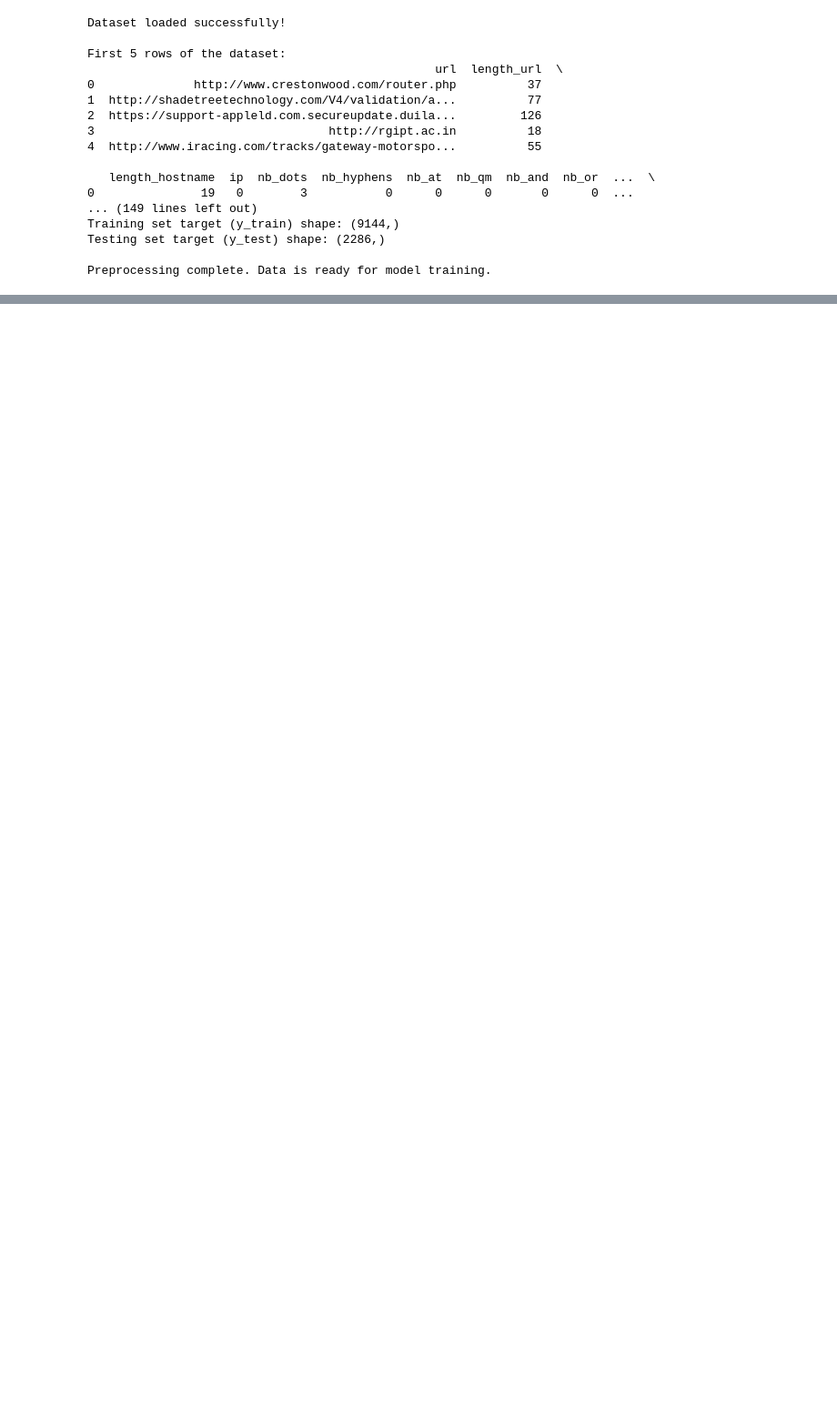
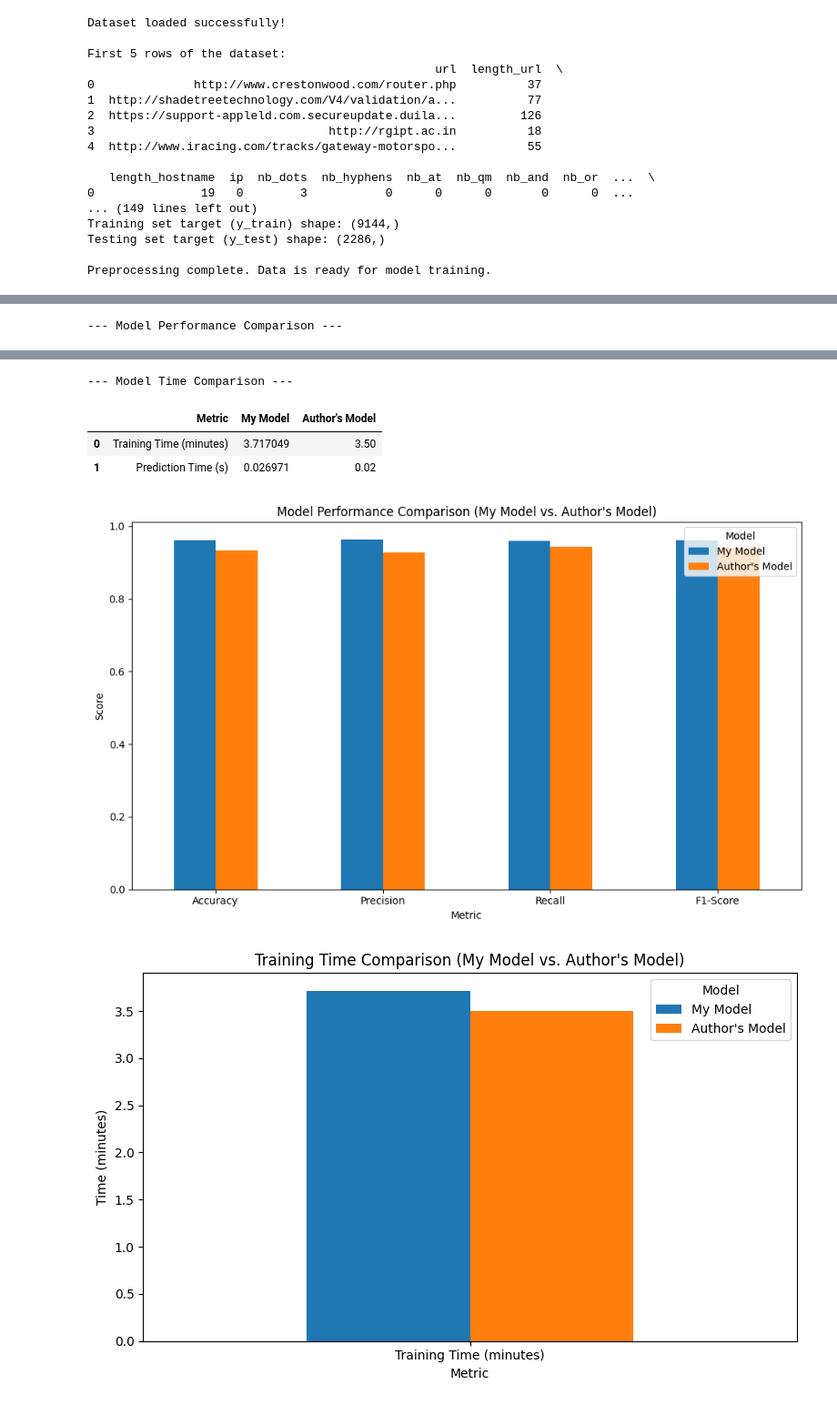
Before and after one commit to cheongyeechian/DLI, a Jupyter notebook: Cheong_Yee_Chian_Individual_Training.ipynb, the cells around one changed output, grey strips where cells are left out. Shown at 91% size. Drawn from its saved outputs; the diff is of its cells as text; code cells hidden in the pictures; blank space fills up the shorter version.

Commit message:
Added data visualised graph for accuracy, precision, recall, f1-score and both prediction time and training time

```diff
--- a/Cheong_Yee_Chian_Individual_Training.ipynb
+++ b/Cheong_Yee_Chian_Individual_Training.ipynb
@@ -228,0 +233,63 @@ True Positives (Phishing Correctly Classified): 1096
+# %%
+import matplotlib.pyplot as plt
+import pandas as pd
+
+# Use the correct times
+# total_training_time is in seconds, convert to minutes
+training_time_corrected = total_training_time / 60
+
+# Store the performance results
+performance_results = {
+    'Metric': ['Accuracy', 'Precision', 'Recall', 'F1-Score'],
+    'My Model': [accuracy_lr, precision_lr, recall_lr, f1_lr],
+    'Author\'s Model': [0.934, 0.927, 0.943, 0.941]
+}
+
+performance_results_df = pd.DataFrame(performance_results)
+
+# Store the time results
+time_results = {
+    'Metric': ['Training Time (minutes)', 'Prediction Time (s)'],
+    'My Model': [training_time_corrected, prediction_time_lr],
+    'Author\'s Model': [210 / 60, 0.02] # Author's training time in minutes
+}
+
+time_results_df = pd.DataFrame(time_results)
+
+
+print("\n--- Model Performance Comparison ---")
+display(performance_results_df)
+
+print("\n--- Model Time Comparison ---")
+display(time_results_df)
+
+# Bar chart for performance metrics
+performance_results_df.set_index('Metric').plot(kind='bar', figsize=(10, 6))
+plt.title('Model Performance Comparison (My Model vs. Author\'s Model)')
+plt.ylabel('Score')
+plt.xticks(rotation=0)
+plt.legend(title='Model')
+plt.tight_layout()
+plt.show()
+
+# Bar chart for Training Time
+training_time_df = time_results_df[time_results_df['Metric'] == 'Training Time (minutes)'].set_index('Metric')
+training_time_df.plot(kind='bar', figsize=(8, 5))
+plt.title('Training Time Comparison (My Model vs. Author\'s Model)')
+plt.ylabel('Time (minutes)')
+plt.xticks(rotation=0)
+plt.legend(title='Model')
+plt.tight_layout()
+plt.show()
+
+# Bar chart for Prediction Time
+prediction_time_df = time_results_df[time_results_df['Metric'] == 'Prediction Time (s)'].set_index('Metric')
+prediction_time_df.plot(kind='bar', figsize=(8, 5))
+plt.title('Prediction Time Comparison (My Model vs. Author\'s Model)')
+plt.ylabel('Time (s)')
+plt.xticks(rotation=0)
+plt.legend(title='Model')
+plt.tight_layout()
+plt.show()
+# %% [output]
+--- Model Performance Comparison ---
@@ -228,0 +301,6 @@ True Positives (Phishing Correctly Classified): 1096
+--- Model Time Comparison ---
+|  | Metric | My Model | Author's Model |
+| 0 | Training Time (minutes) | 3.717049 | 3.50 |
+| 1 | Prediction Time (s) | 0.026971 | 0.02 |
+[figure, added]
+[figure, added]
```
Also changed, not shown: parts of 3 cells of this notebook.
